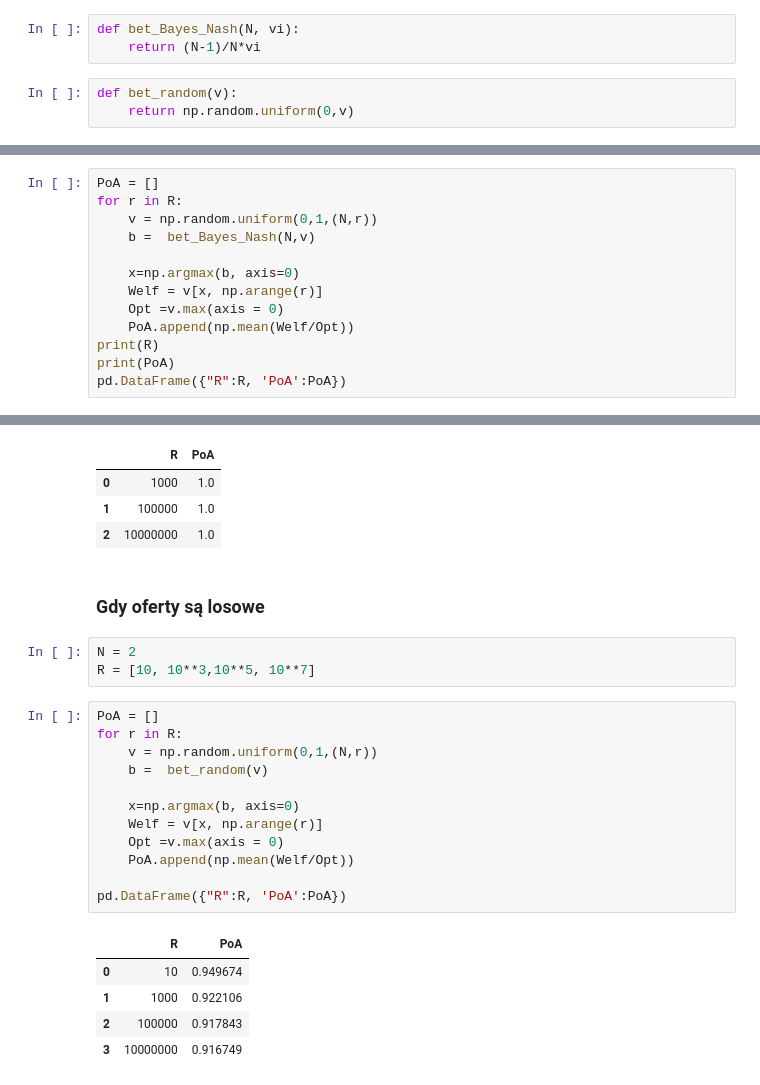
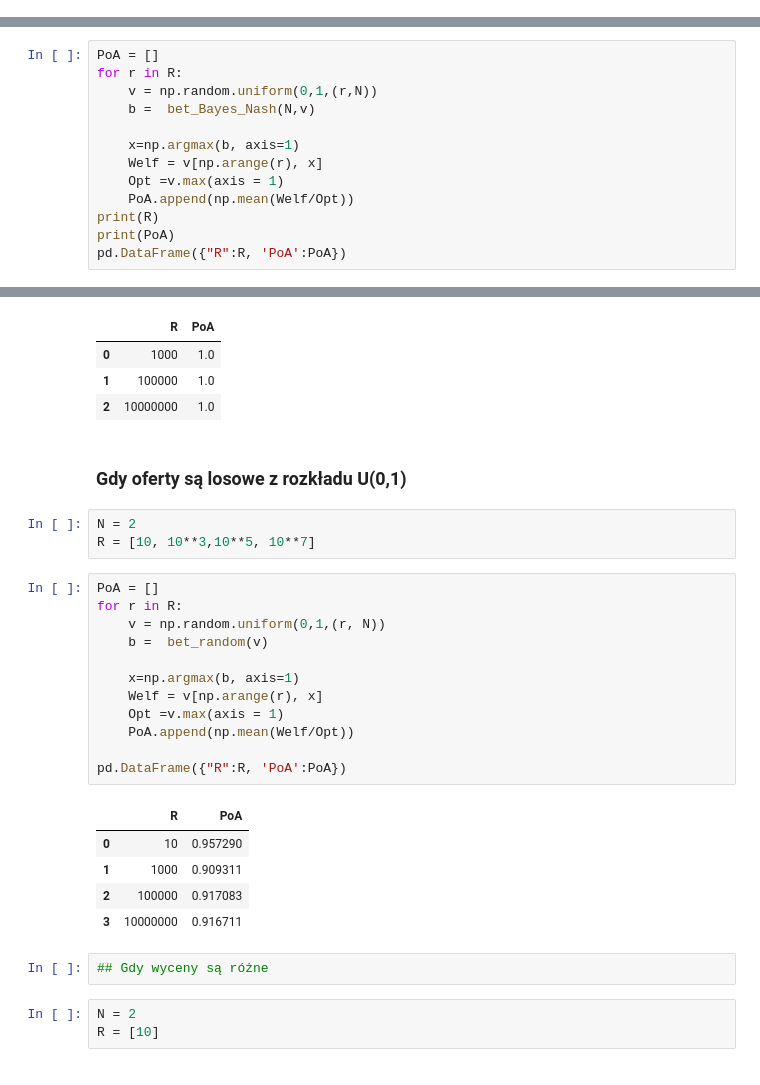
Before and after one commit to mlwnavis/PriceOfAnarchyAuctions, a Jupyter notebook: Main.ipynb, the cells around one changed output, grey strips where cells are left out. Drawn from its saved outputs; the diff is of its cells as text.

```diff
--- a/Main.ipynb
+++ b/Main.ipynb
@@ -8,11 +9,5 @@ import pandas as pd
 # ensure the notebook generate the same randomess
 np.random.seed(1)
-# %%
-def bet_Bayes_Nash(N, vi):
-    return (N-1)/N*vi
-# %%
-def bet_random(v):
-    return np.random.uniform(0,v)
 # %%
 N = 2
 R = [10**3,10**5, 10**7]
@@ -21,12 +16,12 @@ R = [10**3,10**5, 10**7]
 # %%
 PoA = []
 for r in R:
-    v = np.random.uniform(0,1,(N,r))
+    v = np.random.uniform(0,1,(r,N))
     b =  bet_Bayes_Nash(N,v)
 
-    x=np.argmax(b, axis=0)
-    Welf = v[x, np.arange(r)]
-    Opt =v.max(axis = 0)
+    x=np.argmax(b, axis=1)
+    Welf = v[np.arange(r), x]
+    Opt =v.max(axis = 1)
     PoA.append(np.mean(Welf/Opt))
 print(R)
 print(PoA)
@@ -39,25 +34,30 @@ pd.DataFrame({"R":R, 'PoA':PoA})
 | 1 | 100000 | 1.0 |
 | 2 | 10000000 | 1.0 |
 # %% [markdown]
-### Gdy oferty są losowe
+### Gdy oferty są losowe z rozkładu U(0,1)
 # %%
 N = 2
 R = [10, 10**3,10**5, 10**7]
 # %%
 PoA = []
 for r in R:
-    v = np.random.uniform(0,1,(N,r))
+    v = np.random.uniform(0,1,(r, N))
     b =  bet_random(v)
 
-    x=np.argmax(b, axis=0)
-    Welf = v[x, np.arange(r)]
-    Opt =v.max(axis = 0)
+    x=np.argmax(b, axis=1)
+    Welf = v[np.arange(r), x]
+    Opt =v.max(axis = 1)
     PoA.append(np.mean(Welf/Opt))
 
 pd.DataFrame({"R":R, 'PoA':PoA})
 # %% [output]
 |  | R | PoA |
-| 0 | 10 | 0.949674 |
-| 1 | 1000 | 0.922106 |
-| 2 | 100000 | 0.917843 |
-| 3 | 10000000 | 0.916749 |
+| 0 | 10 | 0.957290 |
+| 1 | 1000 | 0.909311 |
+| 2 | 100000 | 0.917083 |
+| 3 | 10000000 | 0.916711 |
+# %%
+## Gdy wyceny są różne
+# %%
+N = 2
+R = [10]
```
Also changed, not shown: parts of 24 cells of this notebook, 8 other files.
